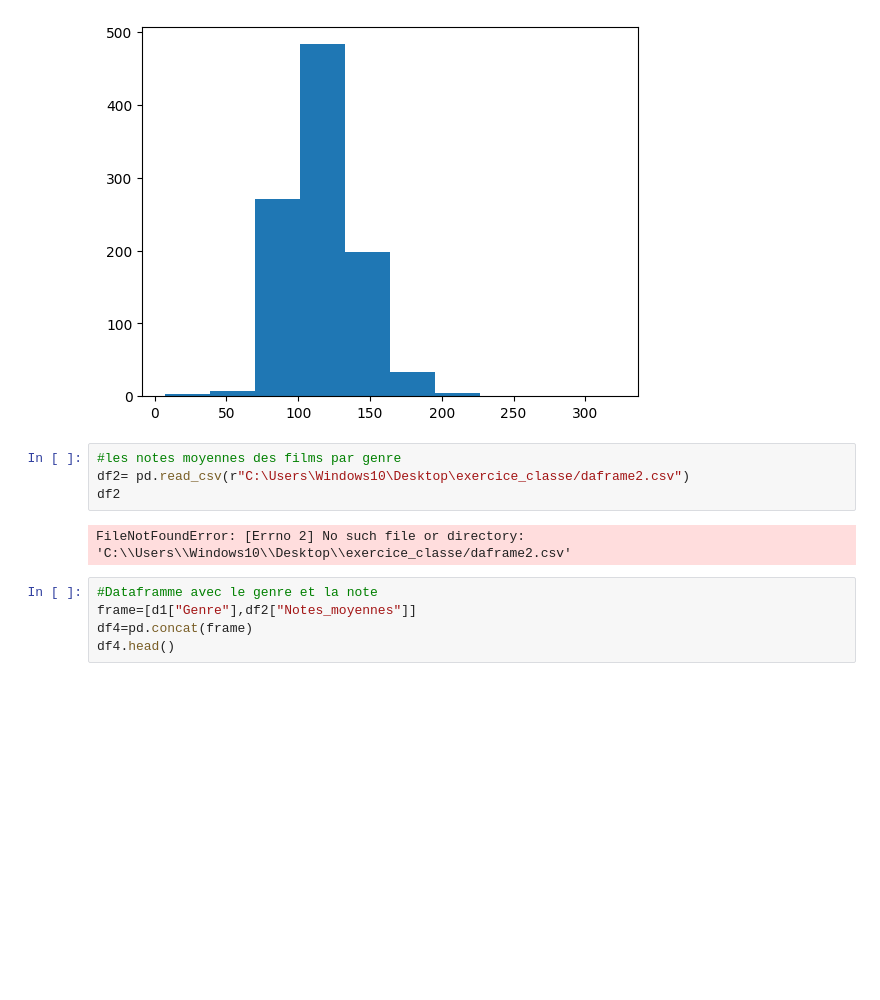
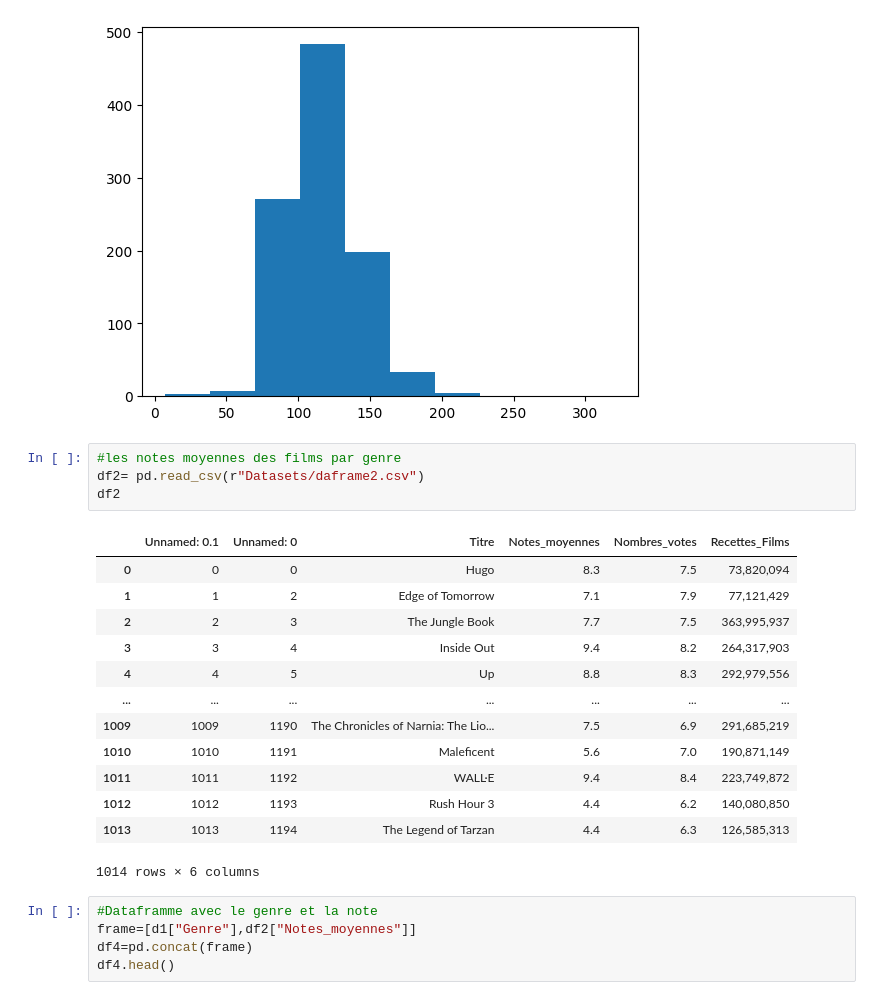
Before and after one commit to keagnon/Scrapping-python, a Jupyter notebook: fichier.ipynb, the cells around one changed output. Drawn from its saved outputs; the diff is of its cells as text; blank space fills up the shorter version.

```diff
--- a/fichier.ipynb
+++ b/fichier.ipynb
@@ -388,10 +388,22 @@ plt.show()
 [figure]
 # %%
 #les notes moyennes des films par genre
-df2= pd.read_csv(r"C:\Users\Windows10\Desktop\exercice_classe/daframe2.csv")
+df2= pd.read_csv(r"Datasets/daframe2.csv")
 df2
 # %% [output]
+|  | Unnamed: 0.1 | Unnamed: 0 | Titre | Notes_moyennes | Nombres_votes | Recettes_Films |
+| 0 | 0 | 0 | Hugo | 8.3 | 7.5 | 73,820,094 |
+| 1 | 1 | 2 | Edge of Tomorrow | 7.1 | 7.9 | 77,121,429 |
+| 2 | 2 | 3 | The Jungle Book | 7.7 | 7.5 | 363,995,937 |
+| 3 | 3 | 4 | Inside Out | 9.4 | 8.2 | 264,317,903 |
+| 4 | 4 | 5 | Up | 8.8 | 8.3 | 292,979,556 |
+| ... | ... | ... | ... | ... | ... | ... |
+| 1009 | 1009 | 1190 | The Chronicles of Narnia: The Lio... | 7.5 | 6.9 | 291,685,219 |
+| 1010 | 1010 | 1191 | Maleficent | 5.6 | 7.0 | 190,871,149 |
+| 1011 | 1011 | 1192 | WALL·E | 9.4 | 8.4 | 223,749,872 |
+| 1012 | 1012 | 1193 | Rush Hour 3 | 4.4 | 6.2 | 140,080,850 |
+| 1013 | 1013 | 1194 | The Legend of Tarzan | 4.4 | 6.3 | 126,585,313 |
-FileNotFoundError: [Errno 2] No such file or directory: 'C:\\Users\\Windows10\\Desktop\\exercice_classe/daframe2.csv'
+1014 rows × 6 columns
 # %%
 #Dataframme avec le genre et la note
 frame=[d1["Genre"],df2["Notes_moyennes"]]
```
